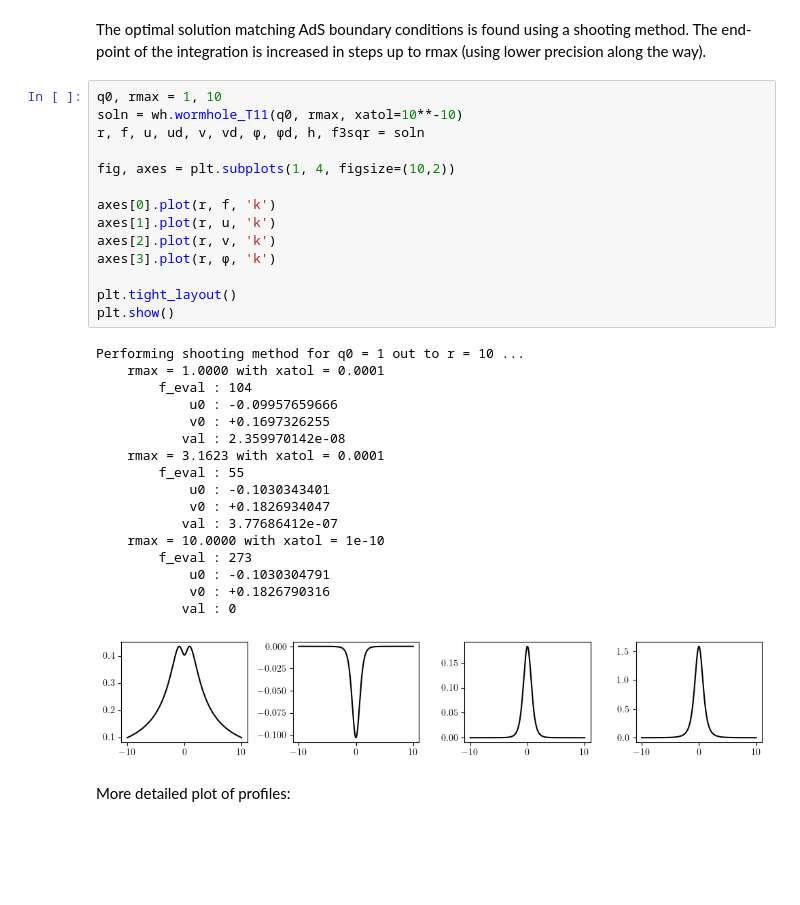
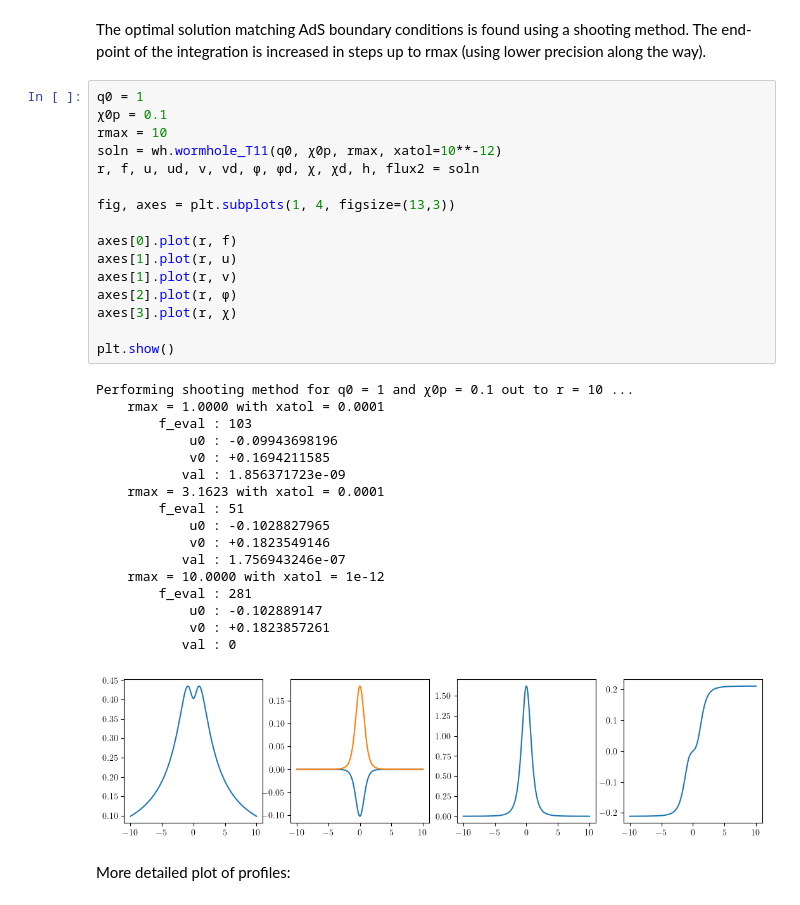
Before and after one commit to gloges/typeII-wormholes, a Jupyter notebook: wormholes.ipynb, the cells around one changed output. Cells and saved outputs as stored; diff of their text form; blank space fills up the shorter version.

```diff
--- a/wormholes.ipynb
+++ b/wormholes.ipynb
@@ -343,37 +273,39 @@ plt.show()
 # %% [markdown]
 The optimal solution matching AdS boundary conditions is found using a shooting method. The end-point of the integration is increased in steps up to rmax (using lower precision along the way).
 # %%
-q0, rmax = 1, 10
-soln = wh.wormhole_T11(q0, rmax, xatol=10**-10)
-r, f, u, ud, v, vd, φ, φd, h, f3sqr = soln
+q0 = 1
+χ0p = 0.1
+rmax = 10
+soln = wh.wormhole_T11(q0, χ0p, rmax, xatol=10**-12)
+r, f, u, ud, v, vd, φ, φd, χ, χd, h, flux2 = soln
 
-fig, axes = plt.subplots(1, 4, figsize=(10,2))
+fig, axes = plt.subplots(1, 4, figsize=(13,3))
 
-axes[0].plot(r, f, 'k')
-axes[1].plot(r, u, 'k')
-axes[2].plot(r, v, 'k')
-axes[3].plot(r, φ, 'k')
+axes[0].plot(r, f)
+axes[1].plot(r, u)
+axes[1].plot(r, v)
+axes[2].plot(r, φ)
+axes[3].plot(r, χ)
 
-plt.tight_layout()
 plt.show()
 # %% [output]
-Performing shooting method for q0 = 1 out to r = 10 ...
+Performing shooting method for q0 = 1 and χ0p = 0.1 out to r = 10 ...
     rmax = 1.0000 with xatol = 0.0001
-        f_eval : 104
-            u0 : -0.09957659666
-            v0 : +0.1697326255
-           val : 2.359970142e-08
+        f_eval : 103
+            u0 : -0.09943698196
+            v0 : +0.1694211585
+           val : 1.856371723e-09
     rmax = 3.1623 with xatol = 0.0001
-        f_eval : 55
-            u0 : -0.1030343401
-            v0 : +0.1826934047
-           val : 3.77686412e-07
-    rmax = 10.0000 with xatol = 1e-10
-        f_eval : 273
-            u0 : -0.1030304791
-            v0 : +0.1826790316
+        f_eval : 51
+            u0 : -0.1028827965
+            v0 : +0.1823549146
+           val : 1.756943246e-07
+    rmax = 10.0000 with xatol = 1e-12
+        f_eval : 281
+            u0 : -0.102889147
+            v0 : +0.1823857261
            val : 0
-[figure, old version]
+[figure, new version]
 # %% [markdown]
 More detailed plot of profiles:
 # %%
```
Also changed, not shown: parts of 19 cells of this notebook, 3 other files.
